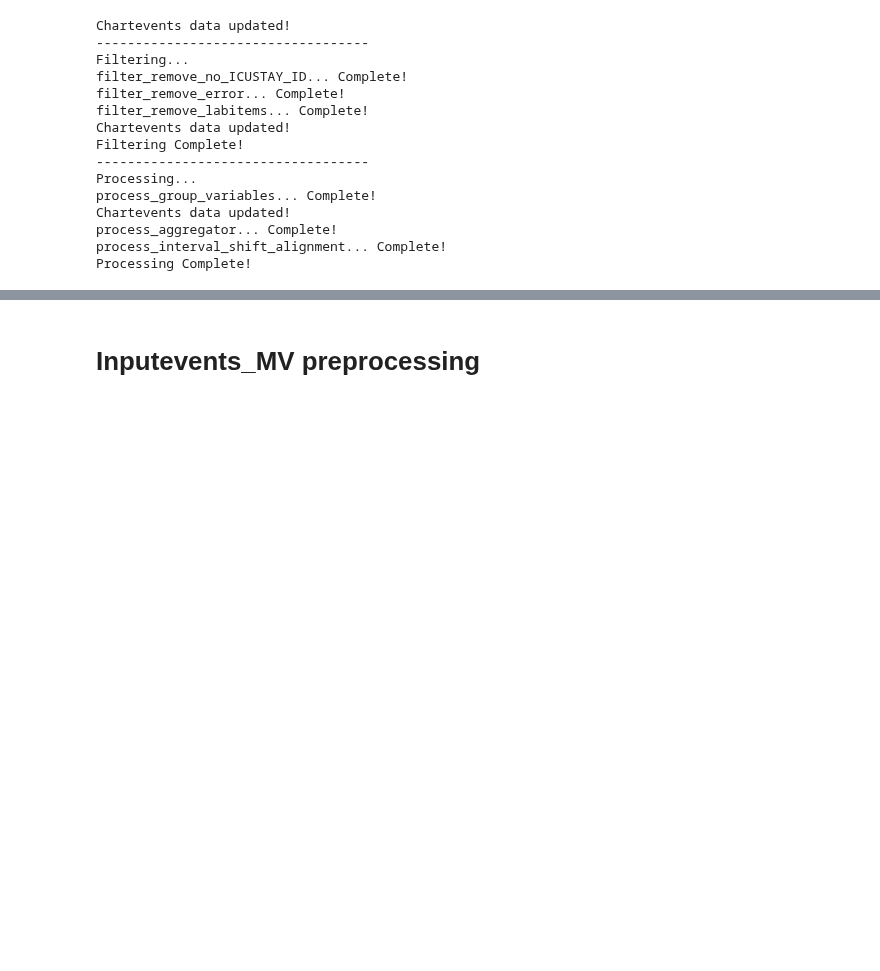
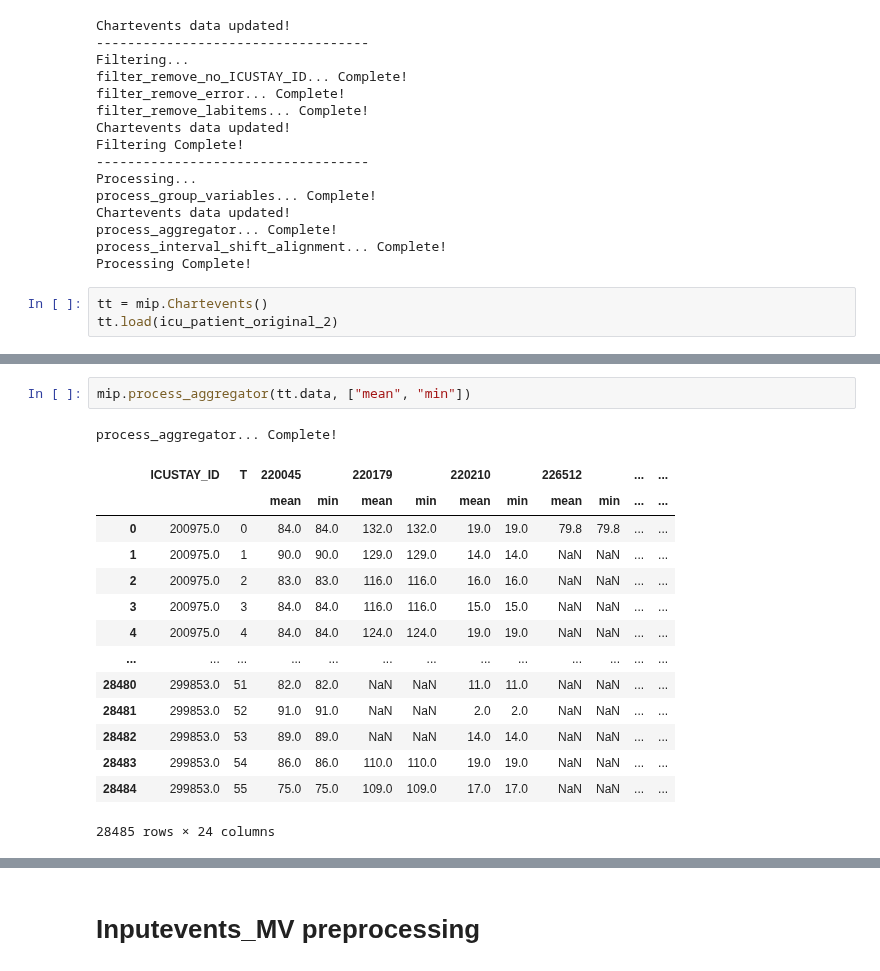
Before and after one commit to Harry-PARK/MIMIC_preprocessing, a Jupyter notebook: test.ipynb, the cells around one changed output, grey strips where cells are left out. Drawn from its saved outputs; the diff is of its cells as text; blank space fills up the shorter version.

```diff
--- a/test.ipynb
+++ b/test.ipynb
@@ -159,3 +158,6 @@ Chartevents data updated!
 process_aggregator... Complete!
 process_interval_shift_alignment... Complete!
 Processing Complete!
+# %%
+tt = mip.Chartevents()
+tt.load(icu_patient_original_2)
@@ -161,0 +183,18 @@ Processing Complete!
+# %%
+mip.process_aggregator(tt.data, ["mean", "min"])
+# %% [output]
+process_aggregator... Complete!
+|  | ICUSTAY_ID | T | 220045 |  | 220179 |  | 220210 |  | 226512 |  | ... | ... |
+|  |  |  | mean | min | mean | min | mean | min | mean | min | ... | ... |
+| 0 | 200975.0 | 0 | 84.0 | 84.0 | 132.0 | 132.0 | 19.0 | 19.0 | 79.8 | 79.8 | ... | ... |
+| 1 | 200975.0 | 1 | 90.0 | 90.0 | 129.0 | 129.0 | 14.0 | 14.0 | NaN | NaN | ... | ... |
+| 2 | 200975.0 | 2 | 83.0 | 83.0 | 116.0 | 116.0 | 16.0 | 16.0 | NaN | NaN | ... | ... |
+| 3 | 200975.0 | 3 | 84.0 | 84.0 | 116.0 | 116.0 | 15.0 | 15.0 | NaN | NaN | ... | ... |
+| 4 | 200975.0 | 4 | 84.0 | 84.0 | 124.0 | 124.0 | 19.0 | 19.0 | NaN | NaN | ... | ... |
+| ... | ... | ... | ... | ... | ... | ... | ... | ... | ... | ... | ... | ... |
+| 28480 | 299853.0 | 51 | 82.0 | 82.0 | NaN | NaN | 11.0 | 11.0 | NaN | NaN | ... | ... |
+| 28481 | 299853.0 | 52 | 91.0 | 91.0 | NaN | NaN | 2.0 | 2.0 | NaN | NaN | ... | ... |
+| 28482 | 299853.0 | 53 | 89.0 | 89.0 | NaN | NaN | 14.0 | 14.0 | NaN | NaN | ... | ... |
+| 28483 | 299853.0 | 54 | 86.0 | 86.0 | 110.0 | 110.0 | 19.0 | 19.0 | NaN | NaN | ... | ... |
+| 28484 | 299853.0 | 55 | 75.0 | 75.0 | 109.0 | 109.0 | 17.0 | 17.0 | NaN | NaN | ... | ... |
+28485 rows × 24 columns
```
Also changed, not shown: parts of 7 cells of this notebook, 2 other files.
